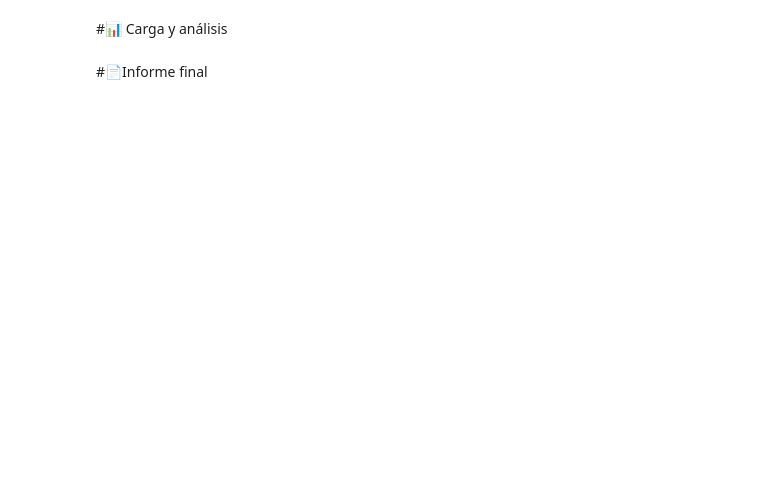
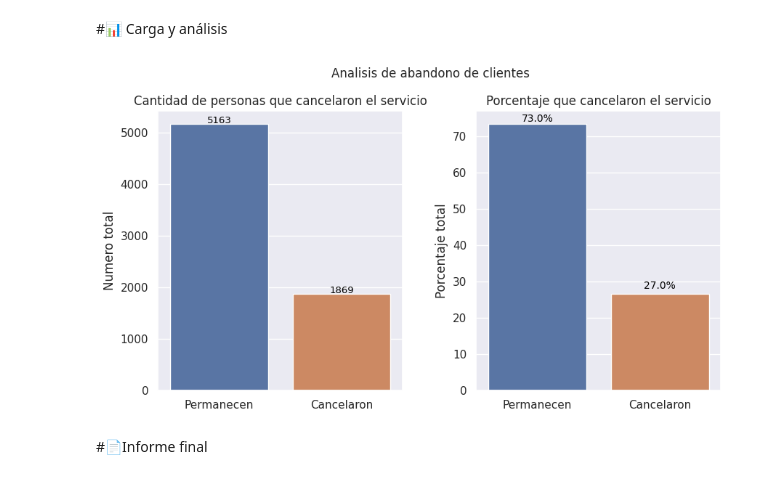
Before and after one commit to Rub-T/challenge_TelecomX, a Jupyter notebook: Challenge_telecomX.ipynb, the cells around one changed output. Saved outputs shown, nothing was run; the diff lists cells and outputs as text; code cells hidden in the pictures; blank space fills up the shorter version.

Commit message:
analisis grafico churn

```diff
--- a/Challenge_telecomX.ipynb
+++ b/Challenge_telecomX.ipynb
@@ -257,5 +264,41 @@ datos.describe()
 datos_resp=datos.copy()
 # %% [markdown]
 #📊 Carga y análisis
+# %%
+df_churn=datos['Churn'].value_counts()
+# %%
+sns.set_palette('pastel')
+sns.set_theme(style='darkgrid')
+fig, ax = plt.subplots(1,2,figsize=(10,5))
+fig.suptitle('Analisis de abandono de clientes',y=1,fontsize=12)
+fig.subplots_adjust(hspace=0.5,wspace=0.3)
+
+def graficar_churn_numeros(datos,ax,titulo):
+  sns.barplot(x=datos.index,y=datos.values,hue=df_churn.index,ax=ax)
+  ax.set_title(titulo)
+  ax.set_xticks([0,1])
+  ax.set_xticklabels(['Permanecen','Cancelaron'])
+  ax.set_ylabel('Numero total')
+  ax.set_xlabel('')
+
+  for i,j in enumerate(df_churn.values):
+    ax.text(i,j+20,str(j),color='black',fontsize=9.5,ha='center')
+
+def graficar_churn_porcentajes(datos,ax,titulo):
+  sns.barplot(x=datos.index,y=((datos.values)/(datos.values.sum())*100),hue=datos.index,ax=ax)
+  ax.set_title(titulo)
+  ax.set_xticks([0,1])
+  ax.set_xticklabels(['Permanecen','Cancelaron'])
+  ax.set_ylabel('Porcentaje total')
+  ax.set_xlabel('')
+
+  for i,j in enumerate(((datos.values)/(datos.values.sum())*100).round(0)):
+    ax.text(i,j+1,str(f'{j}%'),color='black',fontsize=10,ha='center')
+
+graficar_churn_numeros(df_churn,ax[0],'Cantidad de personas que cancelaron el servicio')
+graficar_churn_porcentajes(df_churn,ax[1],'Porcentaje que cancelaron el servicio')
+plt.show()
+# %% [output]
+[figure, added]
 # %% [markdown]
 #📄Informe final
```
Also changed, not shown: parts of 5 cells of this notebook.
